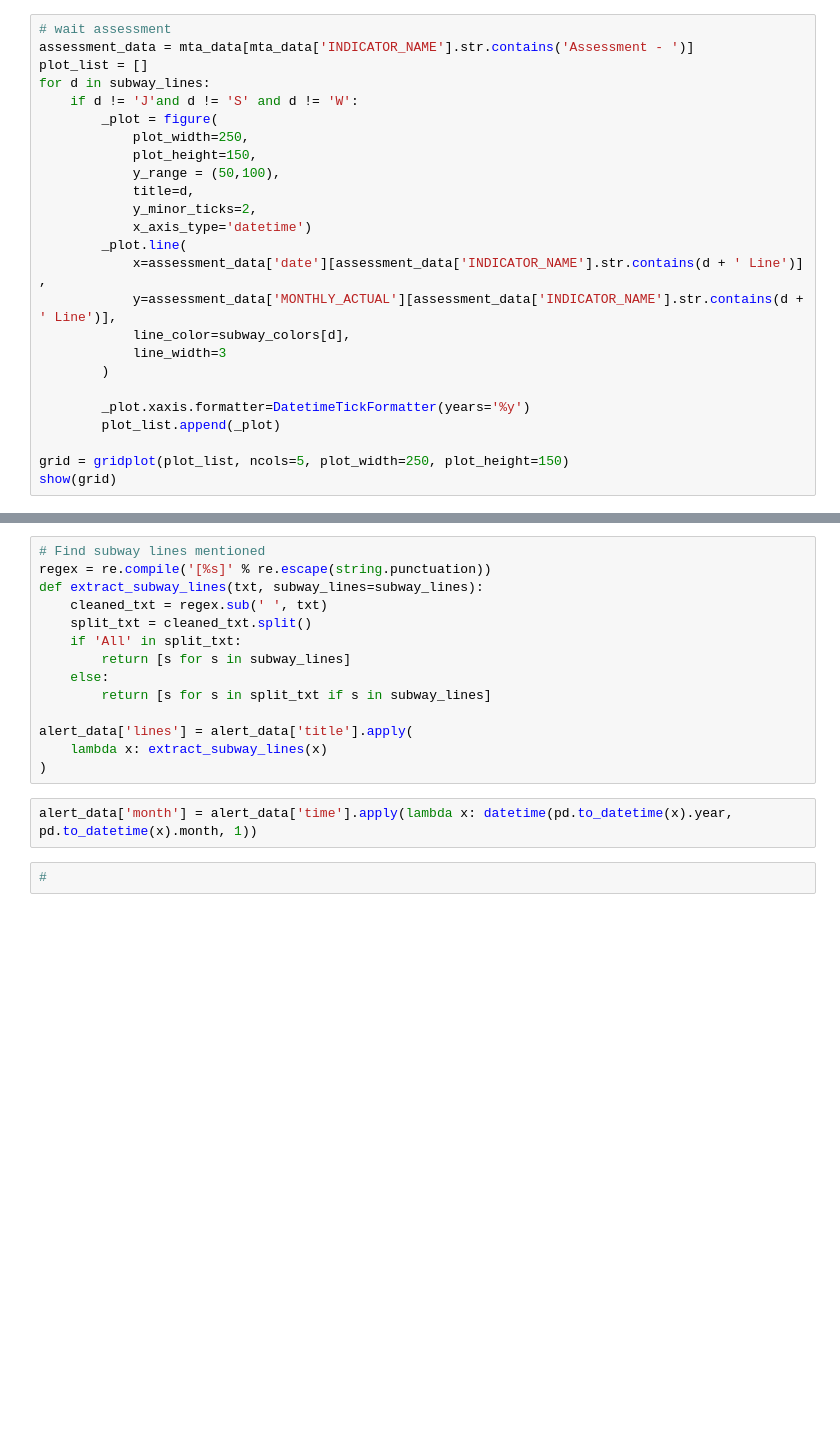
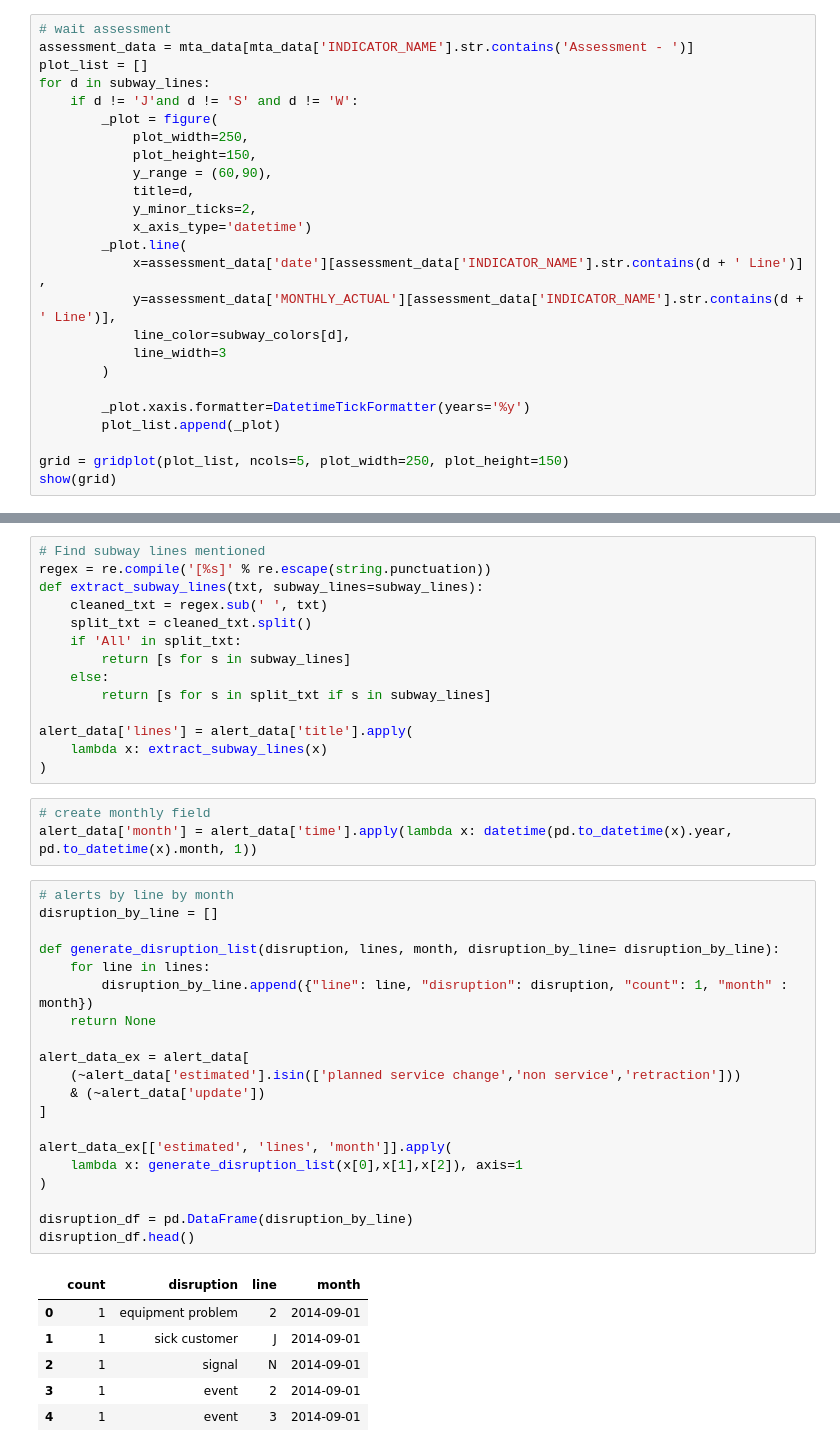
Before and after one commit to jlaurito/mta-incident-research, a Jupyter notebook: notebooks/MTA Performance Stats.ipynb, the cells around one changed output, grey strips where cells are left out. Saved outputs shown, nothing was run; the diff lists cells and outputs as text; blank space fills up the shorter version.

```diff
--- a/notebooks/MTA Performance Stats.ipynb
+++ b/notebooks/MTA Performance Stats.ipynb
@@ -114,7 +140,7 @@ for d in subway_lines:
         _plot = figure(
             plot_width=250,
             plot_height=150,
-            y_range = (50,100),
+            y_range = (60,90),
             title=d,
             y_minor_ticks=2,
             x_axis_type='datetime')
@@ -156,6 +184,32 @@ alert_data['lines'] = alert_data['title'].apply(
     lambda x: extract_subway_lines(x)
 )
 # %%
+# create monthly field
 alert_data['month'] = alert_data['time'].apply(lambda x: datetime(pd.to_datetime(x).year, pd.to_datetime(x).month, 1))
-# %%
-#
+# %%
+# alerts by line by month
+disruption_by_line = []
+
+def generate_disruption_list(disruption, lines, month, disruption_by_line= disruption_by_line):
+    for line in lines:
+        disruption_by_line.append({"line": line, "disruption": disruption, "count": 1, "month" : month})
+    return None
+
+alert_data_ex = alert_data[
+    (~alert_data['estimated'].isin(['planned service change','non service','retraction']))
+    & (~alert_data['update'])
+]
+
+alert_data_ex[['estimated', 'lines', 'month']].apply(
+    lambda x: generate_disruption_list(x[0],x[1],x[2]), axis=1
+)
+
+disruption_df = pd.DataFrame(disruption_by_line)
+disruption_df.head()
+# %% [output]
+|  | count | disruption | line | month |
+| 0 | 1 | equipment problem | 2 | 2014-09-01 |
+| 1 | 1 | sick customer | J | 2014-09-01 |
+| 2 | 1 | signal | N | 2014-09-01 |
+| 3 | 1 | event | 2 | 2014-09-01 |
+| 4 | 1 | event | 3 | 2014-09-01 |
```
Also changed, not shown: parts of 9 cells of this notebook, 7 other files.
